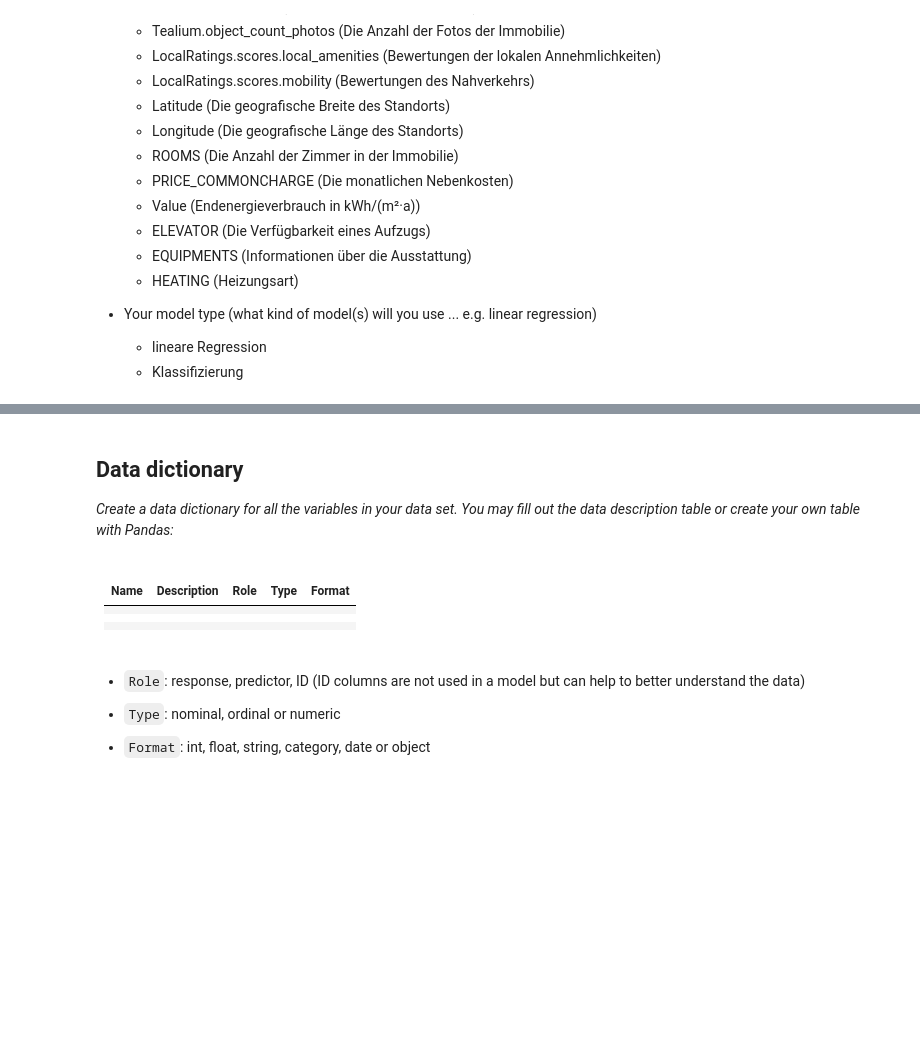
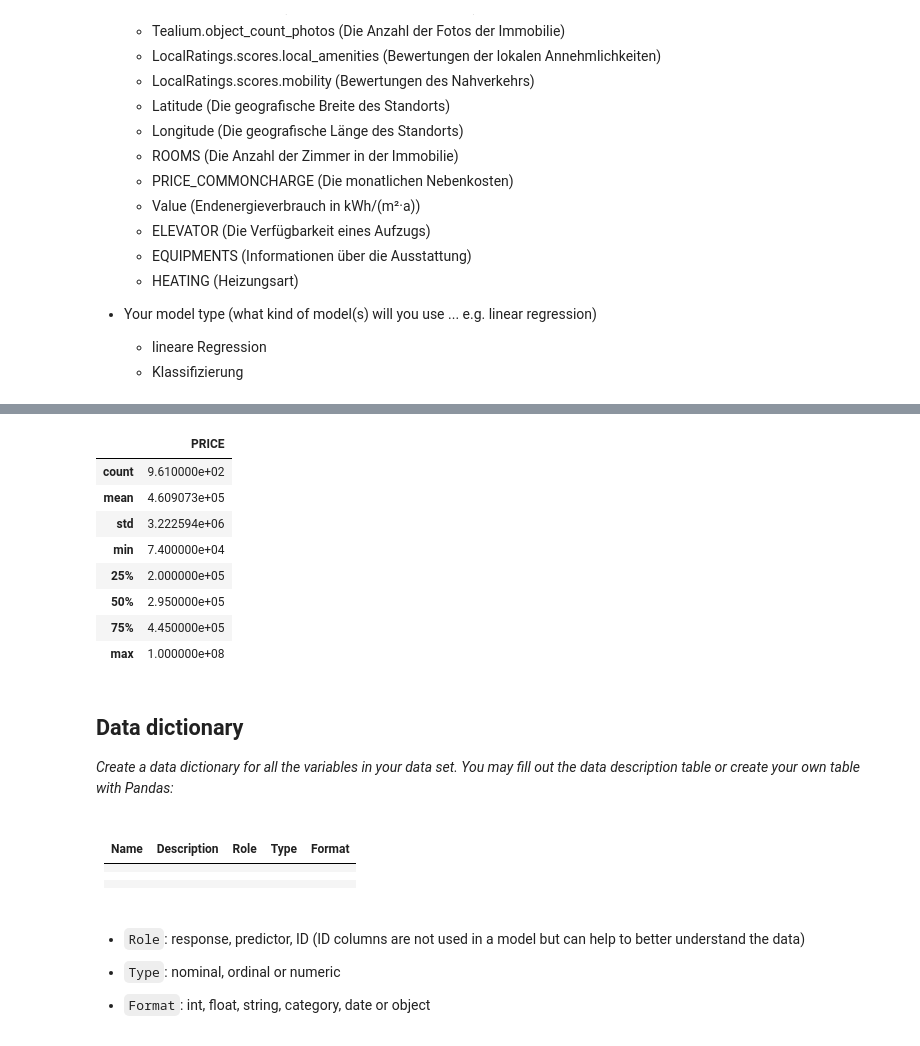
Before and after one commit to hdm-statistik-lpj/project, a Jupyter notebook: references/project-proposal.ipynb, the cells around one changed output, grey strips where cells are left out. Saved outputs shown, nothing was run; the diff lists cells and outputs as text; code cells hidden in the pictures; blank space fills up the shorter version.

```diff
--- a/references/project-proposal.ipynb
+++ b/references/project-proposal.ipynb
@@ -116,3 +138,15 @@ Die unabhängige Variable "Preis" (PRICE) repräsentiert den vom Verkäufer ange
+# %%
+immo_desc = immobilienDf[["PRICE", "Class"]].describe()
+# %% [output]
+|  | PRICE |
+| count | 9.610000e+02 |
+| mean | 4.609073e+05 |
+| std | 3.222594e+06 |
+| min | 7.400000e+04 |
+| 25% | 2.000000e+05 |
+| 50% | 2.950000e+05 |
+| 75% | 4.450000e+05 |
+| max | 1.000000e+08 |
 # %% [markdown]
 ## Data dictionary
 
```
Also changed, not shown: parts of 2 cells of this notebook.
